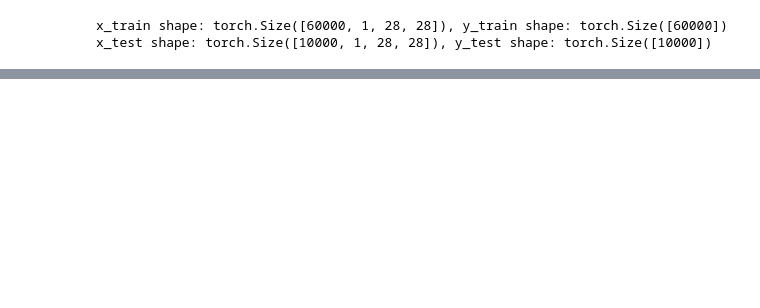
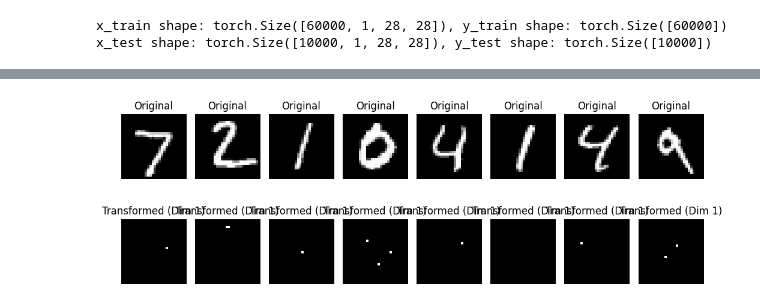
Before and after one commit to duriantaco/BSvarautonet, a Jupyter notebook: bsautoattn_pt.ipynb, the cells around one changed output, grey strips where cells are left out. Cells and saved outputs as stored; diff of their text form; code cells hidden in the pictures; blank space fills up the shorter version.

```diff
--- a/bsautoattn_pt.ipynb
+++ b/bsautoattn_pt.ipynb
@@ -116,3 +104,25 @@ y_test shape after setting targets: torch.Size([10000, 8, 28, 28])
+# %%
+def imshow(img, title):
+    npimg = img.cpu().numpy()
+    plt.imshow(npimg, cmap='gray')
+    plt.title(title)
+    plt.axis('off')
+
+# Display original images (before any transformations)
+plt.figure(figsize=(10, 4))
+for idx in range(8):
+    plt.subplot(2, 8, idx+1)
+    imshow(x_test_copy[idx].squeeze(), 'Original')
+
+# Display transformed images (after 8-dim conversion)
+for idx in range(8):
+    plt.subplot(2, 8, idx+9)
+    imshow(x_test[idx][0].squeeze(), 'Transformed (Dim 1)')
+
+plt.tight_layout()
+plt.show()
+# %% [output]
+[figure, added]
 # %%
 # Define the autoencoder model
 import torch.nn.functional as F
```
Also changed, not shown: parts of 7 cells of this notebook, 4 other files.
